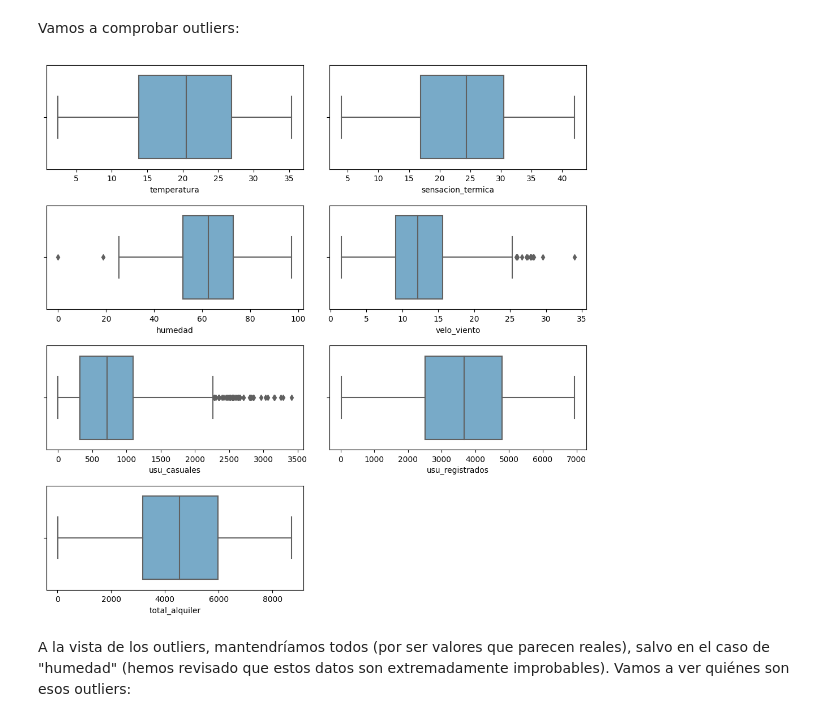
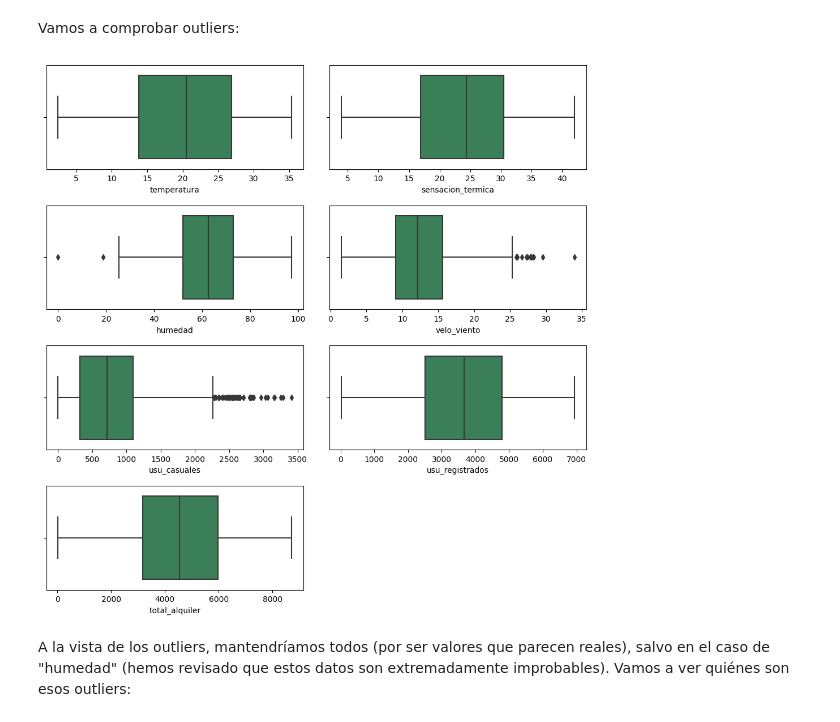
Before and after one commit to GriselleAlanis/project-da-promoE-module3-team1, a Jupyter notebook: Limpieza.ipynb, the cells around one changed output. Drawn from its saved outputs; the diff is of its cells as text; code cells hidden in the pictures.

```diff
--- a/Limpieza.ipynb
+++ b/Limpieza.ipynb
@@ -198,16 +204,17 @@ dtype: object
 Vamos a comprobar outliers:
 # %%
 numericas = df.select_dtypes(include=np.number)
+colores = ['seagreen', 'lightseagreen', 'mediumseagreen', 'darkseagreen']
 
 fig, axes = plt.subplots(4, 2, figsize=(10,10))
 axes = axes.flat
 for indice, columna in enumerate(numericas.columns):
-    sns.boxplot(x = numericas[columna], data = df, ax = axes[indice], palette = "Blues");
+    sns.boxplot(x = numericas[columna], data = df, ax = axes[indice], palette = colores);
 plt.tight_layout()
 fig.delaxes(axes[-1])
 plt.savefig("img/boxplot_outliers.png");
 # %% [output]
-[figure, old version]
+[figure, new version]
 # %% [markdown]
 A la vista de los outliers, mantendríamos todos (por ser valores que parecen reales), salvo en el caso de "humedad" (hemos revisado que estos datos son extremadamente improbables). Vamos a ver quiénes son esos outliers:
 # %%
```
Also changed, not shown: parts of 2 cells of this notebook.
